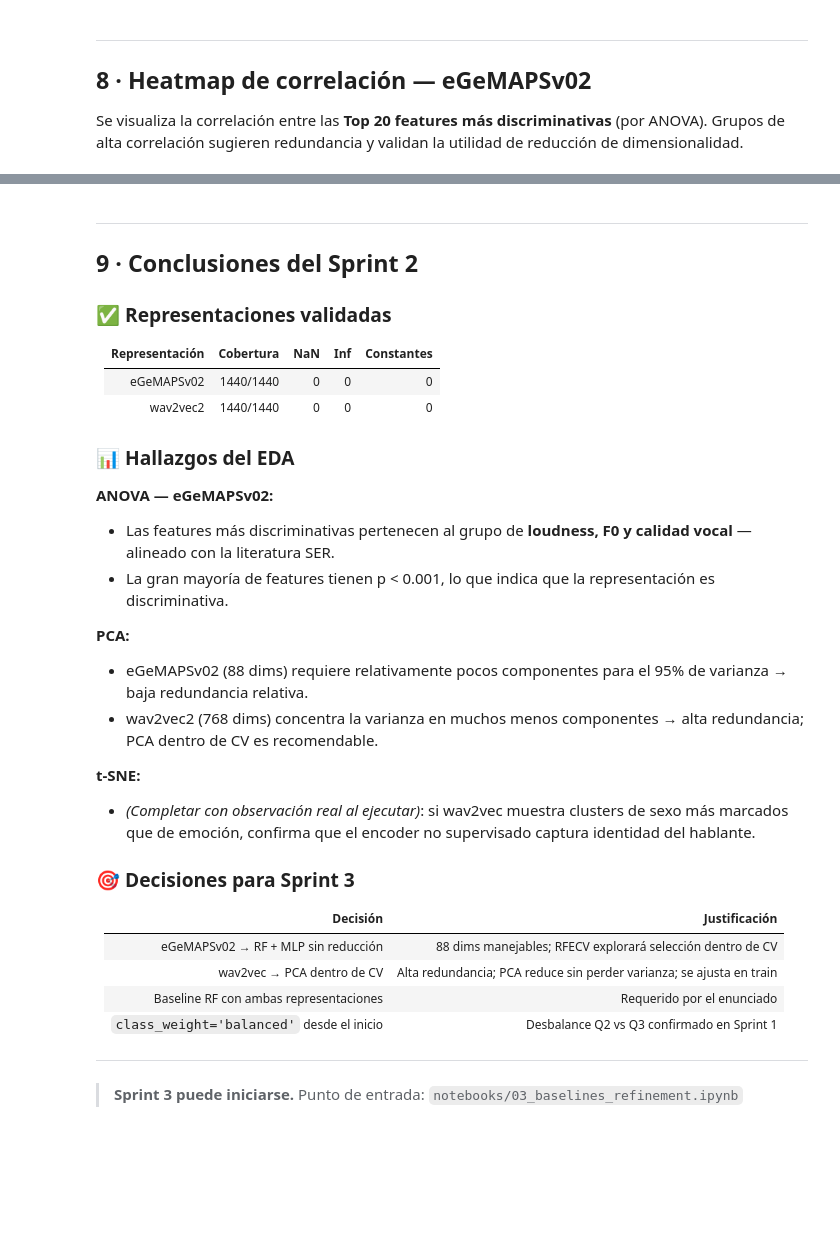
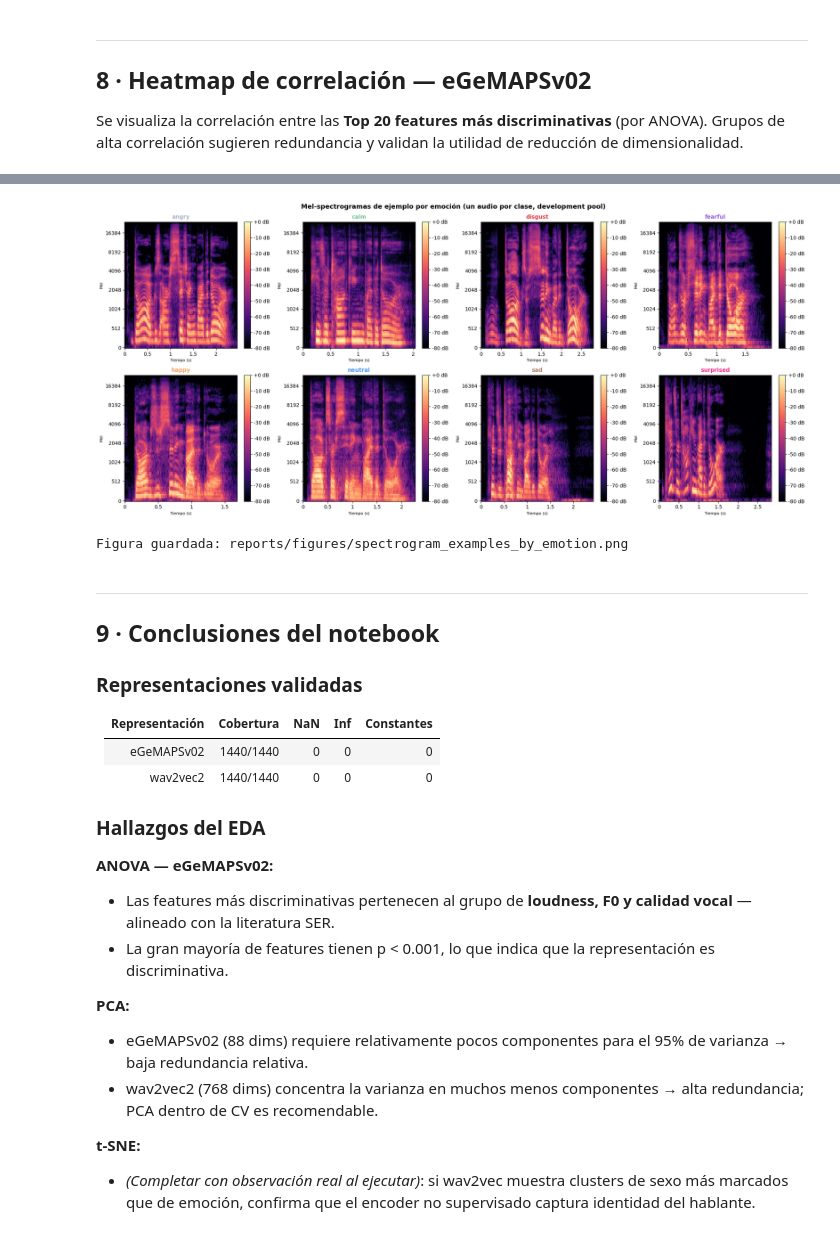
Before and after one commit to FrancoSandri/Speech_Emotion_Recognition, a Jupyter notebook: notebooks/02_features_eda.ipynb, the cells around one changed output, grey strips where cells are left out. Drawn from its saved outputs; the diff is of its cells as text; code cells hidden in the pictures; blank space fills up the shorter version.

```diff
--- a/notebooks/02_features_eda.ipynb
+++ b/notebooks/02_features_eda.ipynb
@@ -511,15 +541,58 @@ print("💾 Figura guardada: reports/figures/egemaps_correlation_heatmap.png")
+# %%
+import librosa
+import librosa.display
+
+N_MELS = 128
+N_FFT = 1024
+HOP_LENGTH = 256
+
+example_rows = {
+    emo: dev_meta.loc[dev_meta["emotion_original"] == emo].sample(1, random_state=cfg.seed)
+    for emo in emotions_sorted
+}
+
+fig, axes = plt.subplots(2, 4, figsize=(20, 9))
+fig.suptitle(
+    "Mel-spectrogramas de ejemplo por emoción (un audio por clase, development pool)",
+    fontsize=13, fontweight="bold"
+)
+
+for ax, emo in zip(axes.flatten(), emotions_sorted):
+    row = example_rows[emo].iloc[0]
+    audio_path = resolve_path(row["file_path_trimmed"])
+    y, sr = librosa.load(str(audio_path), sr=None, mono=True)
+
+    S = librosa.feature.melspectrogram(y=y, sr=sr, n_fft=N_FFT, hop_length=HOP_LENGTH, n_mels=N_MELS)
+    S_db = librosa.power_to_db(S, ref=np.max)
+
+    img = librosa.display.specshow(
+        S_db, sr=sr, hop_length=HOP_LENGTH,
+        x_axis="time", y_axis="mel", ax=ax, cmap="magma",
+    )
+    ax.set_title(emo, fontsize=11, fontweight="bold", color=emo_palette[emo])
+    ax.set_xlabel("Tiempo (s)", fontsize=8)
+    ax.set_ylabel("Mel", fontsize=8)
+    fig.colorbar(img, ax=ax, format="%+2.0f dB")
+
+plt.tight_layout()
+plt.savefig(FIGURES_DIR / "spectrogram_examples_by_emotion.png", dpi=150, bbox_inches="tight")
+plt.show()
+print("Figura guardada: reports/figures/spectrogram_examples_by_emotion.png")
+# %% [output]
+[figure, added]
+Figura guardada: reports/figures/spectrogram_examples_by_emotion.png
 # %% [markdown]
 ---
-## 9 · Conclusiones del Sprint 2
+## 9 · Conclusiones del notebook
 
-### ✅ Representaciones validadas
+### Representaciones validadas
 
 | Representación | Cobertura | NaN | Inf | Constantes |
 |---|---|---|---|---|
 | eGeMAPSv02 | 1440/1440 | 0 | 0 | 0 |
 | wav2vec2 | 1440/1440 | 0 | 0 | 0 |
 
-### 📊 Hallazgos del EDA
+### Hallazgos del EDA
 
 **ANOVA — eGeMAPSv02:**
 - Las features más discriminativas pertenecen al grupo de **loudness, F0 y calidad vocal** — alineado con la literatura SER.
@@ -531,16 +604,3 @@ print("💾 Figura guardada: reports/figures/egemaps_correlation_heatmap.png")
 
 **t-SNE:**
 - *(Completar con observación real al ejecutar)*: si wav2vec muestra clusters de sexo más marcados que de emoción, confirma que el encoder no supervisado captura identidad del hablante.
-
-### 🎯 Decisiones para Sprint 3
-
-| Decisión | Justificación |
-|---|---|
-| eGeMAPSv02 → RF + MLP sin reducción | 88 dims manejables; RFECV explorará selección dentro de CV |
-| wav2vec → PCA dentro de CV | Alta redundancia; PCA reduce sin perder varianza; se ajusta en train |
-| Baseline RF con ambas representaciones | Requerido por el enunciado |
-| `class_weight='balanced'` desde el inicio | Desbalance Q2 vs Q3 confirmado en Sprint 1 |
-
----
-
-> **Sprint 3 puede iniciarse.** Punto de entrada: `notebooks/03_baselines_refinement.ipynb`
```
Also changed, not shown: parts of 15 cells of this notebook, 1 other file.
